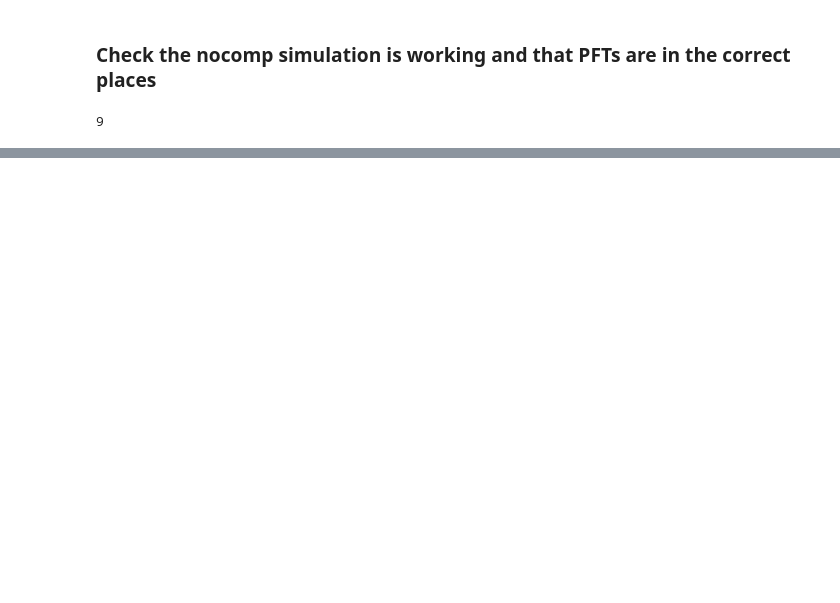
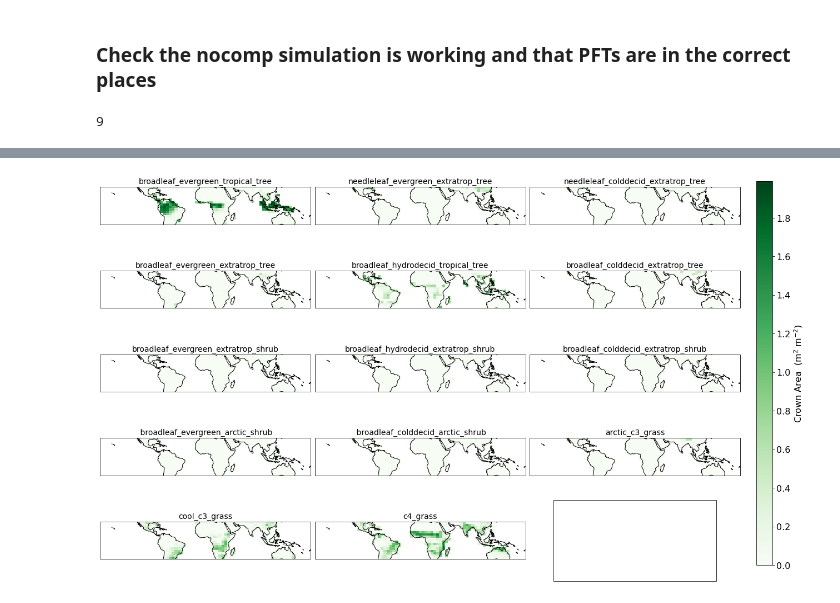
Before and after one commit to JessicaNeedham/tropical_continent_pfts, a Jupyter notebook: post_proc/Nocomp-check.ipynb, the cells around one changed output, grey strips where cells are left out. Cells and saved outputs as stored; diff of their text form; code cells hidden in the pictures; blank space fills up the shorter version.

```diff
--- a/post_proc/Nocomp-check.ipynb
+++ b/post_proc/Nocomp-check.ipynb
@@ -75,0 +177,23 @@ cbar=fig.colorbar(cs, cax=cbar_ax,orientation='horizontal')
+# %%
+fig, axs = plt.subplots(nrows=5,ncols=3,
+                        subplot_kw={'projection': ccrs.PlateCarree()},
+                        figsize=(20,16))
+axs = axs.flatten()
+
+clevs=np.arange(0,2,0.01)
+
+for i in range(0,14):
+    cs = crownarea_pf_ctr.isel(fates_levpft=i).plot(levels=clevs,cmap='Greens', ax=axs[i],
+                                                     add_colorbar=False)
+    axs[i].coastlines()
+    axs[i].set_title(pftnames_ctr_full[i],fontsize=14)
+
+
+fig.subplots_adjust(bottom=0.25, top=0.9, left=0.1, right=0.9,
+                    wspace=0.02, hspace=0.03)
+cbar_ax = fig.add_axes([0.92, 0.275, 0.02, 0.6])
+cbar=fig.colorbar(cs, cax=cbar_ax,orientation='vertical')
+cbar.set_label(r'Crown Area  (m$^{2}$ m$^{-2}$)', size=16)
+cbar.ax.tick_params(labelsize=16)
+# %% [output]
+[figure, added]
```
Also changed, not shown: parts of 59 cells of this notebook, 9 other files.
